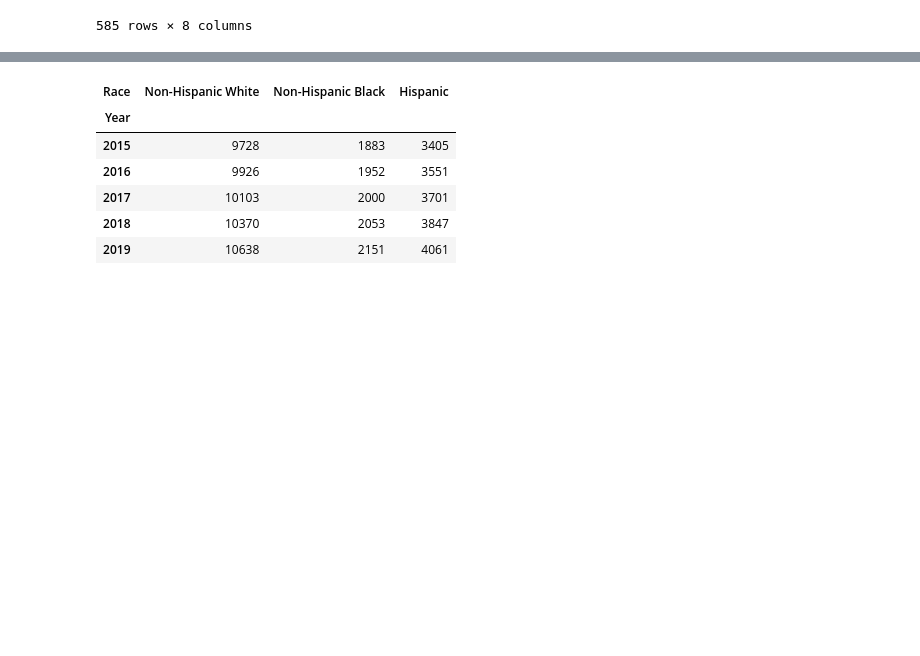
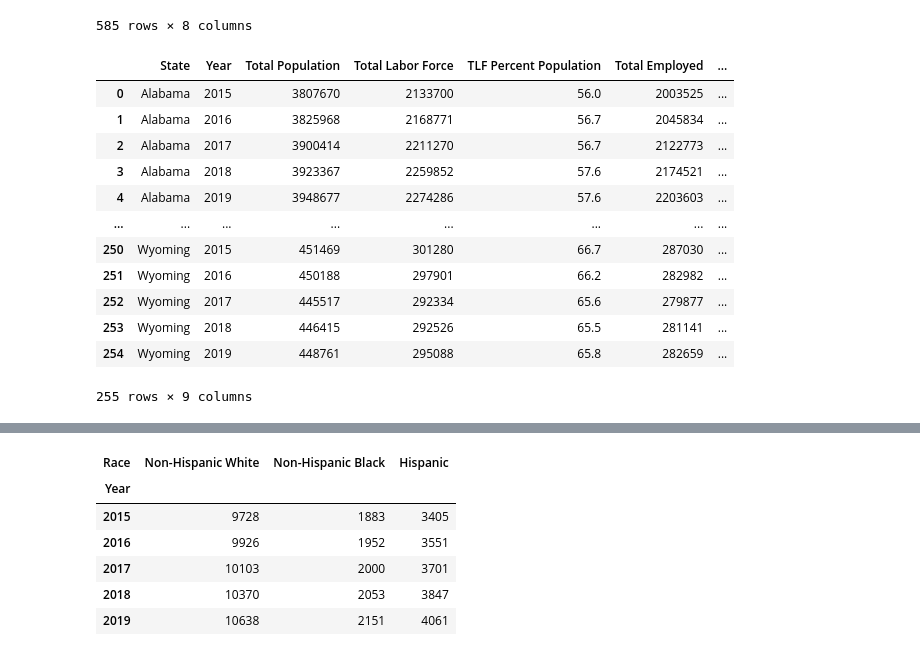
Before and after one commit to emilymees/Project-One, a Jupyter notebook: per_state.ipynb, the cells around one changed output, grey strips where cells are left out. Cells and saved outputs as stored; diff of their text form; code cells hidden in the pictures; blank space fills up the shorter version.

```diff
--- a/per_state.ipynb
+++ b/per_state.ipynb
@@ -37,3 +37,22 @@ per_state
 | 583 | 2019 | Wisconsin | Hispanic | 64168 | 4684115 | 3.1 | 104 | ... |
 | 584 | 2019 | Wisconsin | Non-Hispanic White | 64168 | 4684115 | 3.1 | 4466 | ... |
 585 rows × 8 columns
+# %%
+# Import combined breast cancer incident/mortality data with unemployed population
+
+total_unemployed = pd.read_csv("Resources/Unemployment_2015_2019_final_allStates.csv")
+total_unemployed
+# %% [output]
+|  | State | Year | Total Population | Total Labor Force | TLF Percent Population | Total Employed | ... |
+| 0 | Alabama | 2015 | 3807670 | 2133700 | 56.0 | 2003525 | ... |
+| 1 | Alabama | 2016 | 3825968 | 2168771 | 56.7 | 2045834 | ... |
+| 2 | Alabama | 2017 | 3900414 | 2211270 | 56.7 | 2122773 | ... |
+| 3 | Alabama | 2018 | 3923367 | 2259852 | 57.6 | 2174521 | ... |
+| 4 | Alabama | 2019 | 3948677 | 2274286 | 57.6 | 2203603 | ... |
+| ... | ... | ... | ... | ... | ... | ... | ... |
+| 250 | Wyoming | 2015 | 451469 | 301280 | 66.7 | 287030 | ... |
+| 251 | Wyoming | 2016 | 450188 | 297901 | 66.2 | 282982 | ... |
+| 252 | Wyoming | 2017 | 445517 | 292334 | 65.6 | 279877 | ... |
+| 253 | Wyoming | 2018 | 446415 | 292526 | 65.5 | 281141 | ... |
+| 254 | Wyoming | 2019 | 448761 | 295088 | 65.8 | 282659 | ... |
+255 rows × 9 columns
```
Also changed, not shown: parts of 8 cells of this notebook, 4 other files.
